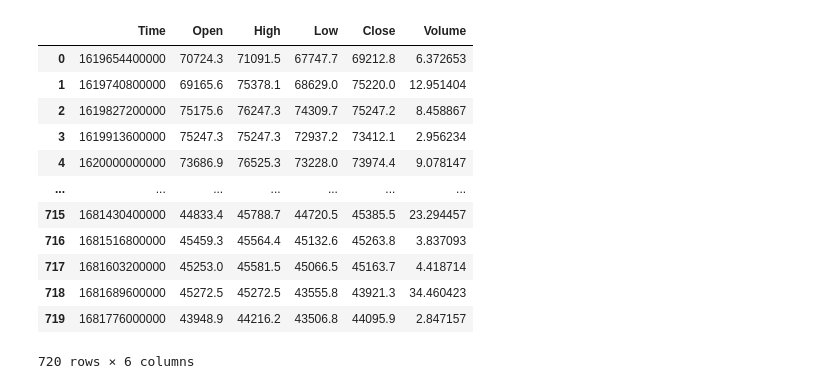
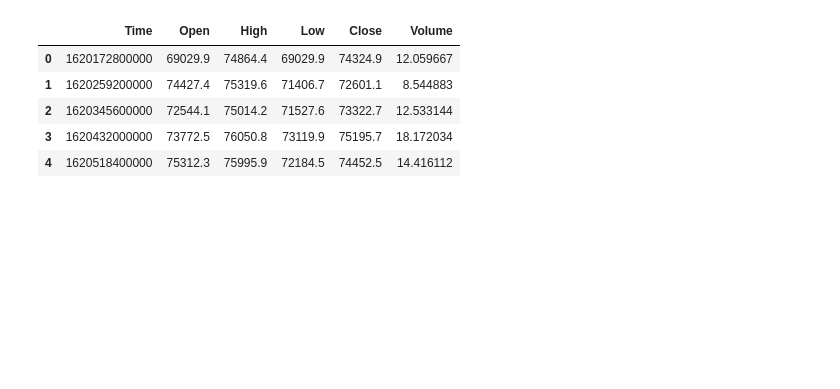
Before and after one commit to WesleyArthur736/AITradebot, a Jupyter notebook: eda.ipynb, the cells around one changed output. Drawn from its saved outputs; the diff is of its cells as text; code cells hidden in the pictures; blank space fills up the shorter version.

```diff
--- a/eda.ipynb
+++ b/eda.ipynb
@@ -16,16 +5,0 @@ btc_aud_df = pd.DataFrame(btc_aud_ohlcv, columns=['Time', 'Open', 'High', 'Low',
-# %%
-btc_aud_df
-# %% [output]
-|  | Time | Open | High | Low | Close | Volume |
-| 0 | 1619654400000 | 70724.3 | 71091.5 | 67747.7 | 69212.8 | 6.372653 |
-| 1 | 1619740800000 | 69165.6 | 75378.1 | 68629.0 | 75220.0 | 12.951404 |
-| 2 | 1619827200000 | 75175.6 | 76247.3 | 74309.7 | 75247.2 | 8.458867 |
-| 3 | 1619913600000 | 75247.3 | 75247.3 | 72937.2 | 73412.1 | 2.956234 |
-| 4 | 1620000000000 | 73686.9 | 76525.3 | 73228.0 | 73974.4 | 9.078147 |
-| ... | ... | ... | ... | ... | ... | ... |
-| 715 | 1681430400000 | 44833.4 | 45788.7 | 44720.5 | 45385.5 | 23.294457 |
-| 716 | 1681516800000 | 45459.3 | 45564.4 | 45132.6 | 45263.8 | 3.837093 |
-| 717 | 1681603200000 | 45253.0 | 45581.5 | 45066.5 | 45163.7 | 4.418714 |
-| 718 | 1681689600000 | 45272.5 | 45272.5 | 43555.8 | 43921.3 | 34.460423 |
-| 719 | 1681776000000 | 43948.9 | 44216.2 | 43506.8 | 44095.9 | 2.847157 |
-720 rows × 6 columns
@@ -35,0 +6,10 @@ macd = MACD(btc_aud_df['Close'],window_slow=26, window_fast=12)
+# %%
+btc_aud_df = pd.read_csv("data/btc_aud_1d.csv")
+btc_aud_df.head()
+# %% [output]
+|  | Time | Open | High | Low | Close | Volume |
+| 0 | 1620172800000 | 69029.9 | 74864.4 | 69029.9 | 74324.9 | 12.059667 |
+| 1 | 1620259200000 | 74427.4 | 75319.6 | 71406.7 | 72601.1 | 8.544883 |
+| 2 | 1620345600000 | 72544.1 | 75014.2 | 71527.6 | 73322.7 | 12.533144 |
+| 3 | 1620432000000 | 73772.5 | 76050.8 | 73119.9 | 75195.7 | 18.172034 |
+| 4 | 1620518400000 | 75312.3 | 75995.9 | 72184.5 | 74452.5 | 14.416112 |
```
Also changed, not shown: parts of 16 cells of this notebook, 6 other files.
